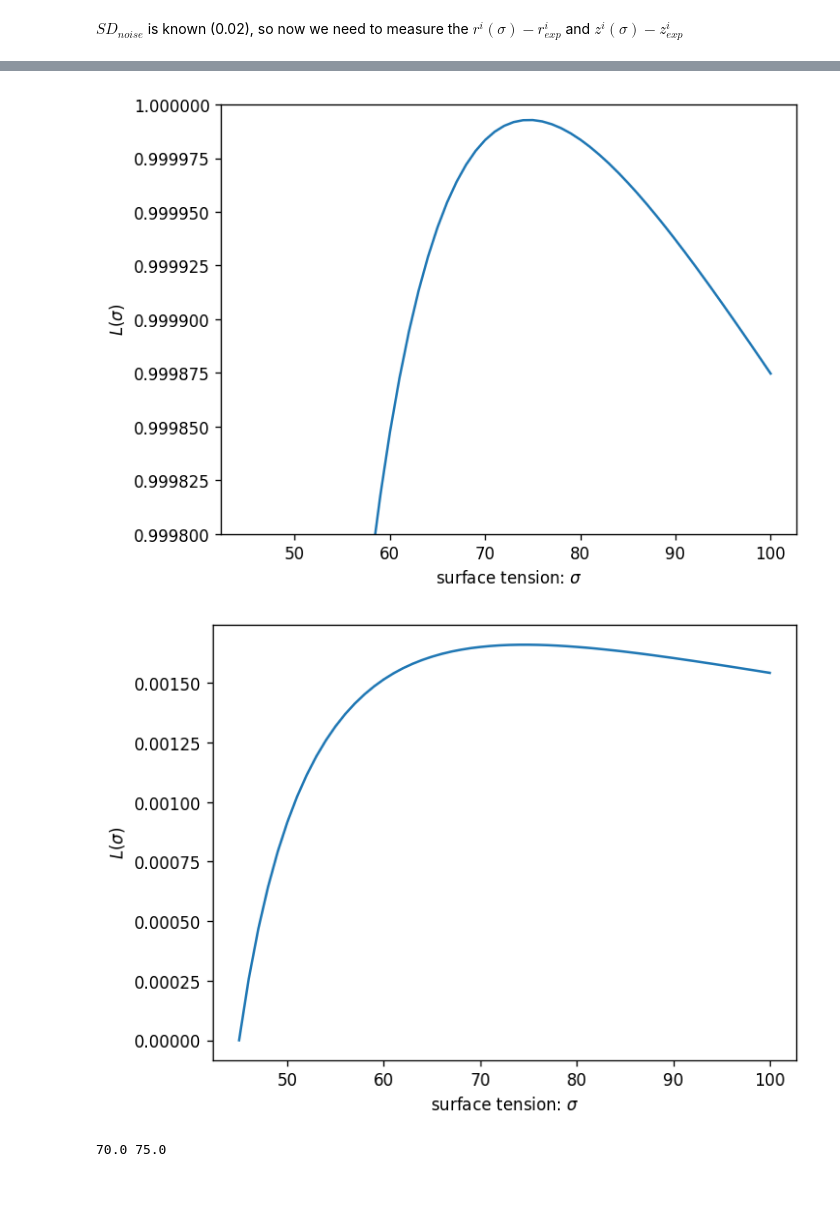
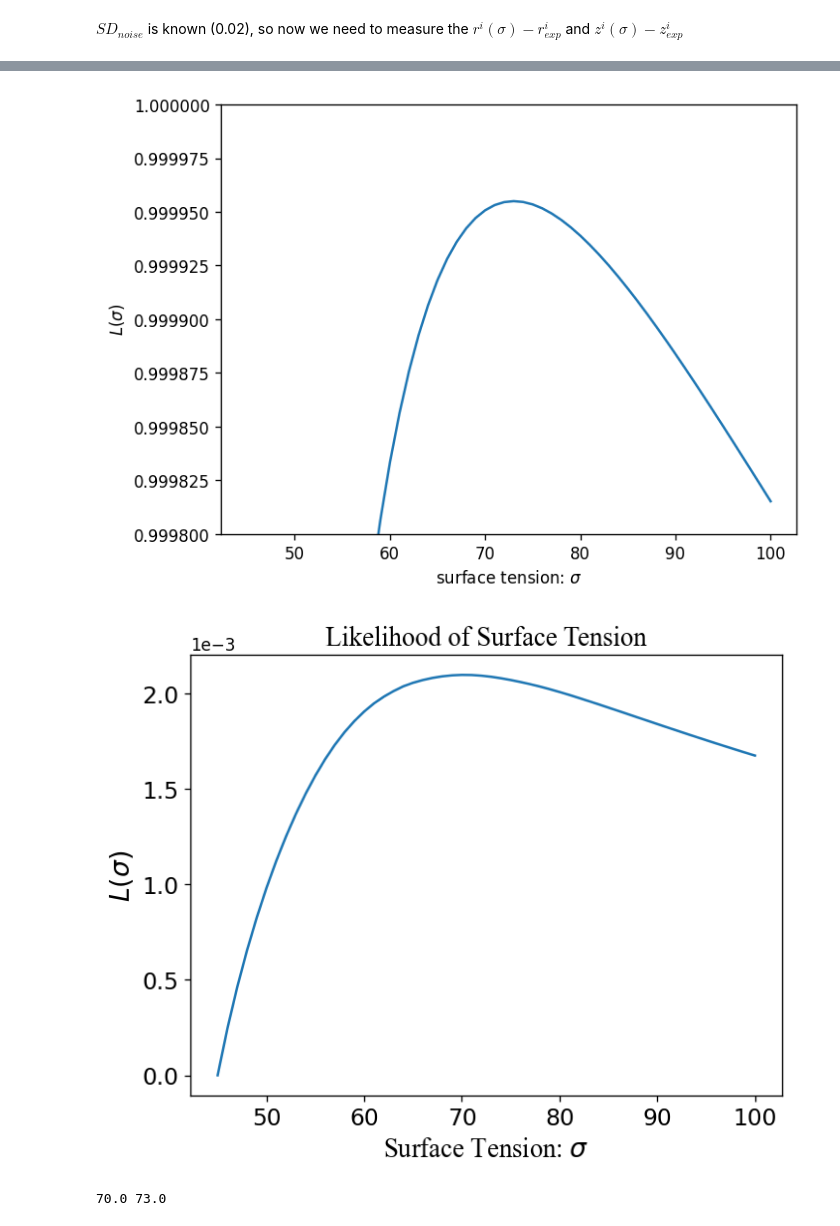
Before and after one commit to Lomolanisgo/Bayesian_PendantDrop_Tensiometry, a Jupyter notebook: pendantdrop_BI copy.ipynb, the cells around one changed output, grey strips where cells are left out. Saved outputs shown, nothing was run; the diff lists cells and outputs as text; code cells hidden in the pictures; blank space fills up the shorter version.

```diff
--- a/pendantdrop_BI copy.ipynb
+++ b/pendantdrop_BI copy.ipynb
@@ -44,7 +47,7 @@ plt.show()
 # %%
 # add white noise on z and r
 wn_mu=0
-wn_sigma=0.02
+wn_sigma=0.05
 r_w=r_a
 z_w=z_a
 
@@ -53,8 +56,10 @@ for i in range (r_w.size):
     z_w[i] += random.gauss(wn_mu,wn_sigma)
 
 plt.plot(z_w,r_w,'co')
-plt.xlabel("$z$")
-plt.ylabel("$r$")
+plt.xlabel("$z$",fontdict={'family': 'Times New Roman', 'size':20})
+plt.ylabel("$r$",fontdict={'family': 'Times New Roman', 'size':20})
+plt.xticks(fontsize=17)
+plt.yticks(fontsize=17)
 plt.axis('equal')
 plt.show()
 # %% [output]
@@ -262,7 +268,7 @@ def lhood_sigma_rz(v0,sigma,xi_exp,r_exp,z_exp,sd_noise):
         error_z[i]=vert_dist
 
         sqrt_2pi=np.power(2*np.pi, 0.5)
-        lhood_i=1/(sqrt_2pi*sd_noise)*np.exp(-(error_r[i]**2+error_z[i]**2)/2*sd_noise**2)
+        lhood_i=1/(sqrt_2pi*sd_noise)*np.exp(-(error_r[i]**2+error_z[i]**2)**0.5/2*sd_noise**2)
         if i==0:
             lhood=lhood_i
         else:
@@ -300,17 +302,21 @@ plt.ylabel("$L(\\sigma)$")
 plt.ylim(0.9998,1)
 plt.show()
 # %% [output]
-[figure, old version]
+[figure, new version]
 # %%
 plt.figure(dpi=120)
 plt.plot(sigma_rz,lhood_nor-min(lhood_nor))
+
 #plt.plot(xi_a,r_a,ls="--",label='real:v10,s75')
-plt.xlabel("surface tension: $\\sigma $")
-plt.ylabel("$L(\\sigma)$")
-
+plt.title('Likelihood of Surface Tension',fontdict={'family': 'Times New Roman', 'size':16})
+plt.xlabel("Surface Tension: $\\sigma $",fontdict={'family': 'Times New Roman', 'size':16})
+plt.ylabel("$L(\\sigma)$",fontdict={'family': 'Times New Roman', 'size':16})
+plt.xticks(fontsize=14)
+plt.yticks(fontsize=14)
+plt.ticklabel_format(style='sci',scilimits=(0,0),axis='y')
 plt.show()
 # %% [output]
-[figure, old version]
+[figure, new version]
 # %%
 def normal(u,sig,x):
     y = np.exp(-(x - u) ** 2 / (2 * sig ** 2)) / (m.sqrt(2*m.pi)*sig)
@@ -324,7 +330,7 @@ posterior=prior*likelihood
 # %%
 print(sigma_rz[posterior.argmax()],sigma_rz[likelihood.argmax()])
 # %% [output]
-70.0 75.0
+70.0 73.0
 # %%
 plt.plot(sigma_rz,prior,'blue',label='Prior')
 plt.plot(sigma_rz,likelihood*5,'green',label='Likelihood')
```
Also changed, not shown: parts of 11 cells of this notebook.
